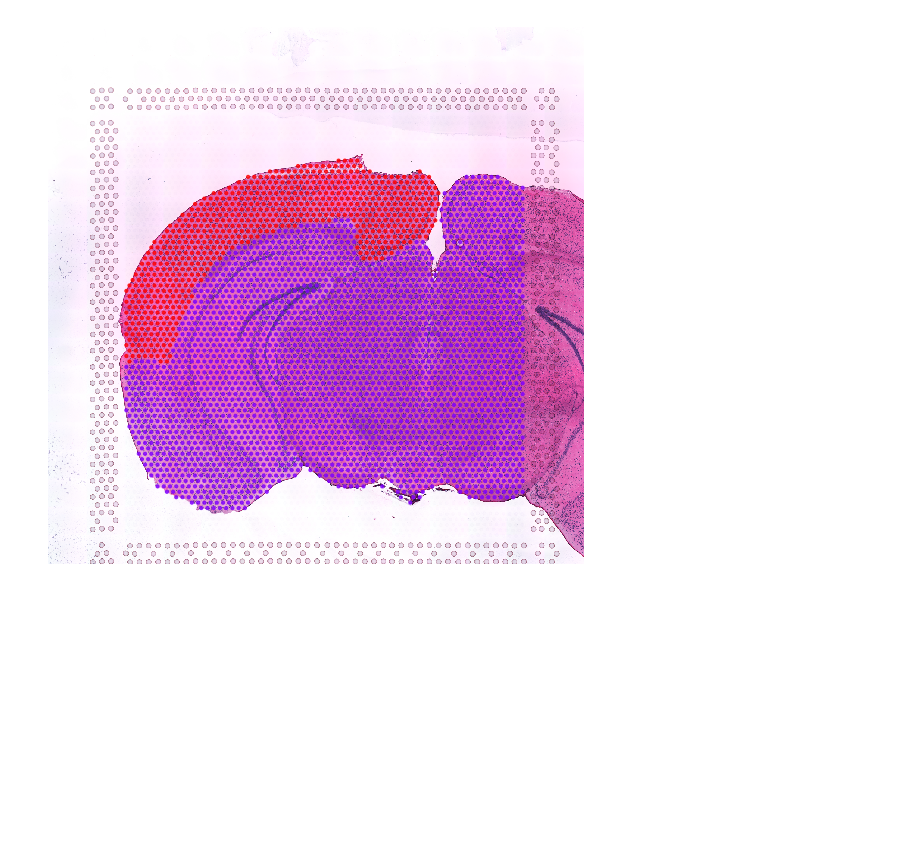
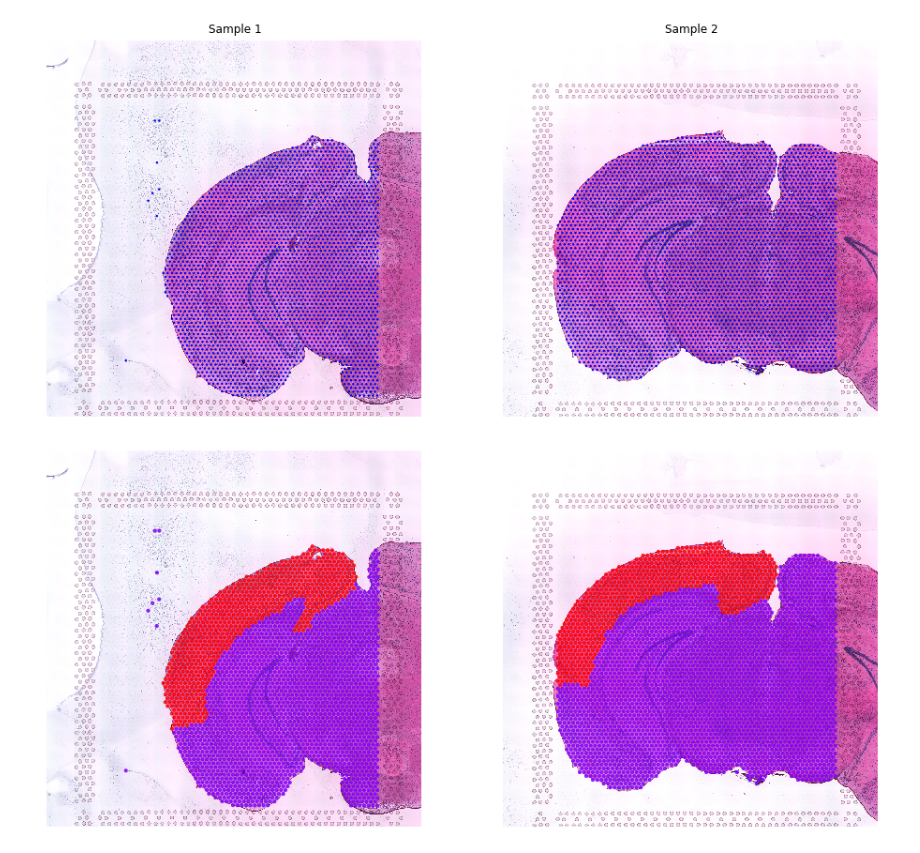
Before and after one commit to almaan/spacetx, a Jupyter notebook: examples/Example-2.ipynb, the cells around one changed output. Cells and saved outputs as stored; diff of their text form; code cells hidden in the pictures; blank space fills up the shorter version.

Commit message:
bundle + joint analysis

```diff
--- a/examples/Example-2.ipynb
+++ b/examples/Example-2.ipynb
@@ -13,17 +13,17 @@ import utils as ut
 # %%
 # Start by loading the data
 
-cnt_pth ="../data/Allen-2/Allen-2-count-matrix.tsv.gz" # count data
-img_pth = "../data/Allen-2/tissue_hires_image.png" # HE-image
-jsn_pth = "../data/Allen-2/scalefactors_json.json" #json file with additional info
-mta_pth = "../data/Allen-2/allen-2-meta.tsv"
+pths = dict(sample_2 = dict(cnt = "../data/Allen-2/Allen-2-count-matrix.tsv.gz",
+                            img = "../data/Allen-2/tissue_hires_image.png",
+                            scf = "../data/Allen-2/scalefactors_json.json",
+                            mta = "../data/Allen-2/allen-2-meta.tsv",
+                            ),
+            sample_1 = dict(cnt = "../data/Allen-1/Allen-1-count-matrix.tsv.gz",
+                            img = "../data/Allen-1/tissue_hires_image.png",
+                            scf = "../data/Allen-1/scalefactors_json.json",
+                            mta = "../data/Allen-1/allen-1-meta.tsv",
+                            ),
+           )
 
-# For ease of usage an STdata class has
-# been implemented, providing the some
-# basic features for data handling
-
-data = stx.STdata(cnt = cnt_pth,
-                  img = img_pth,
-                  mta = mta_pth,
-                  scf = jsn_pth,
-                  )
+data_1 = stx.STdata(**pths["sample_1"])
+data_2 = stx.STdata(**pths["sample_2"])
@@ -39,15 +30,37 @@ Index(['region'], dtype='object')
+# %%
+bundle = stx.DataBundle([data_1,data_2])
+# %%
+# Our Visium section looks as follows
+fig, ax = plt.subplots(1,2,figsize=(16,8))
+data_1.plot(ax = ax[0],
+            fig = fig,
+            marker_size = 2)
+
+data_2.plot(ax = ax[1],
+            fig = fig,
+            marker_size = 2)
+
+ax[0].set_title("Sample 1")
+ax[1].set_title("Sample 2")
+plt.show()
+# %% [output]
+[figure, added]
 # %%
 # Our meta data provides a (rather sloppy)
 # annotation of isocortex spots
 
-data.set_foi('region')
-data.plot(cmap = plt.cm.rainbow,
-          figsize = (10,10),
-          marker_size = 10,
-          alpha = 0.8)
+data_1.set_foi('region')
+data_2.set_foi('region')
+
+fig,axs = plt.subplots(1,2,figsize = (16,8))
+fig,axs = bundle.plot(fig = fig,
+            axs = axs,
+            cmap = plt.cm.rainbow,
+            marker_size = 10,
+            alpha = 0.8)
 plt.show()
 # %% [output]
-[figure, old version]
+[figure, new version]
 # %%
 # Looking more specifically at the isocortex
 %matplotlib inline
```
Also changed, not shown: parts of 5 cells of this notebook, 1 other file.
